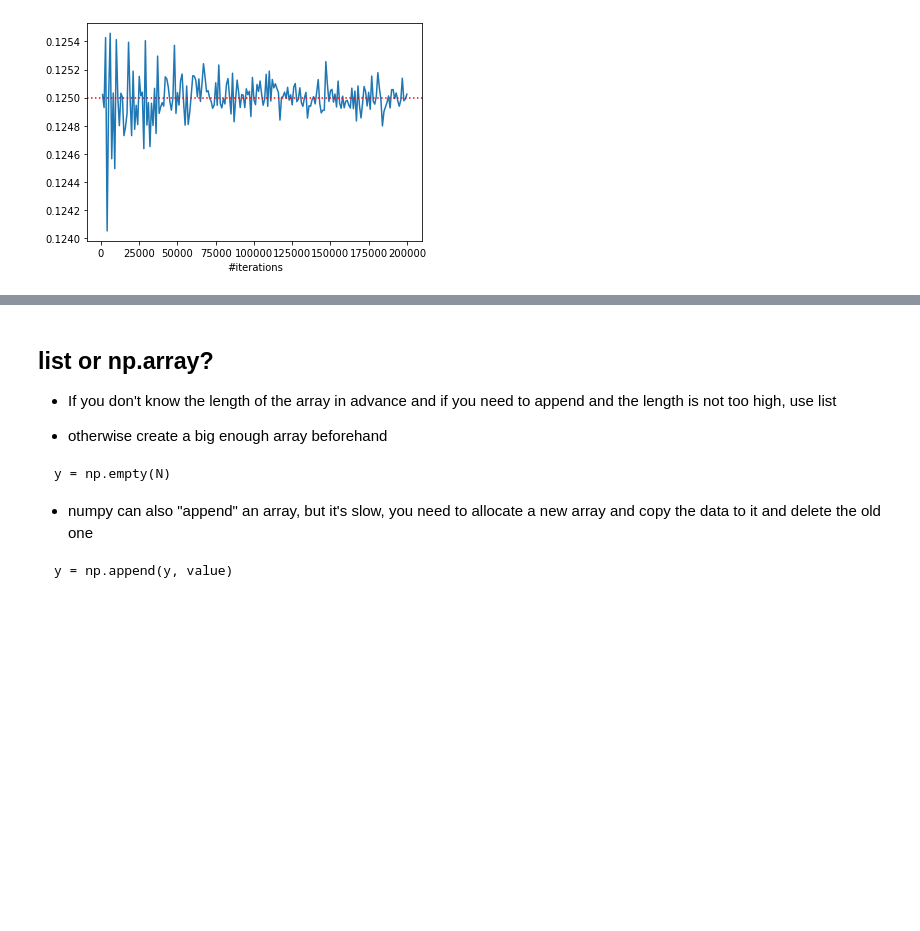
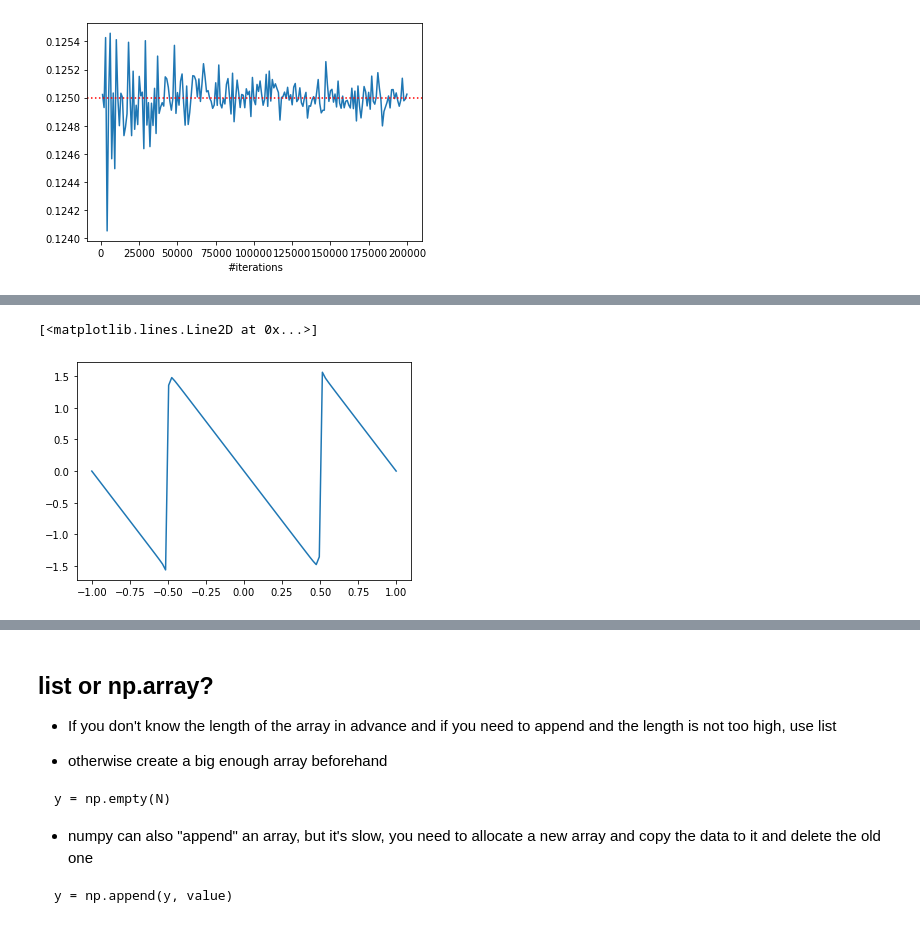
Before and after one commit to toastmaker/lectures, a Jupyter notebook: notebooks/Fast train introduction to numpy.ipynb, the cells around one changed output, grey strips where cells are left out. Drawn from its saved outputs; the diff is of its cells as text; code cells hidden in the pictures; blank space fills up the shorter version.

```diff
--- a/notebooks/Fast train introduction to numpy.ipynb
+++ b/notebooks/Fast train introduction to numpy.ipynb
@@ -909,0 +917,10 @@ plt.xlabel("#iterations");
+# %%
+x = np.linspace(-1,1, 100)
+N = 50
+res = np.zeros_like(x)
+for k in range(1,N):
+    res += (-1)**k/k * np.sin(2*np.pi*k*x)
+plt.plot(x,res)
+# %% [output]
+[<matplotlib.lines.Line2D at 0x...>]
+[figure, added]
```
Also changed, not shown: parts of 13 cells of this notebook.
